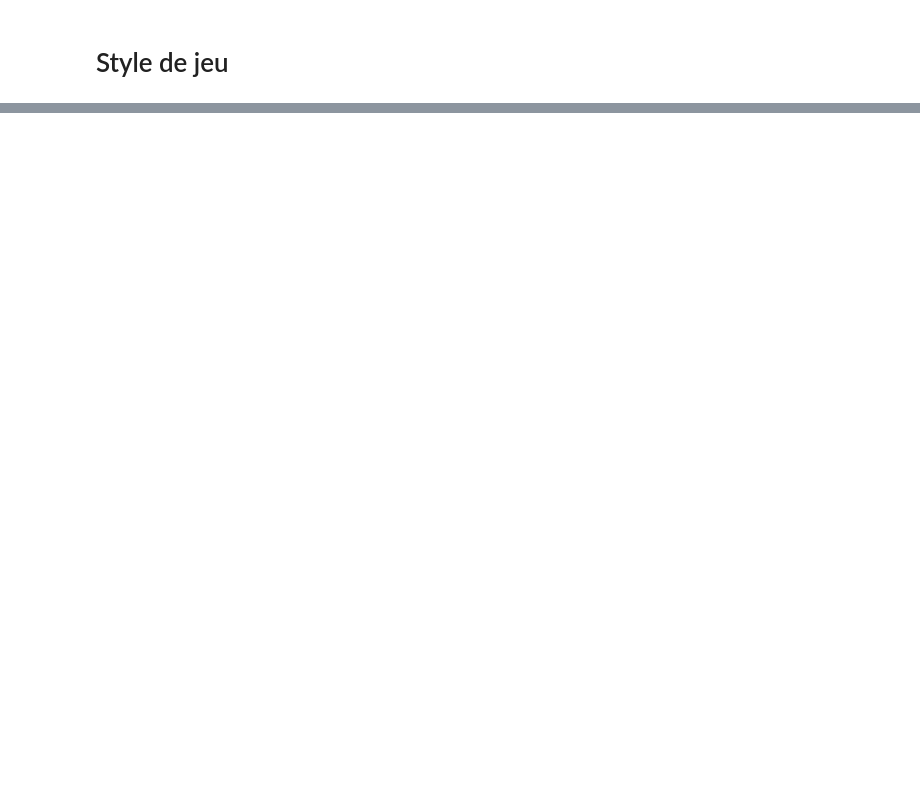
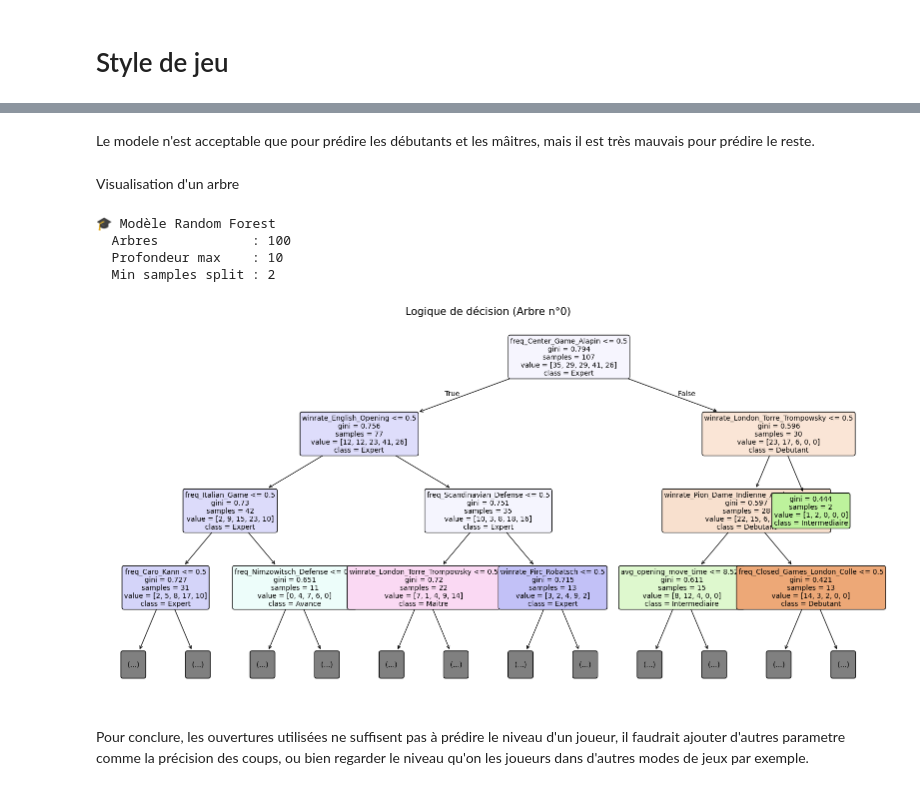
Before and after one commit to zgregi/Chess.com, a Jupyter notebook: main.ipynb, the cells around one changed output, grey strips where cells are left out. Drawn from its saved outputs; the diff is of its cells as text; code cells hidden in the pictures; blank space fills up the shorter version.

```diff
--- a/main.ipynb
+++ b/main.ipynb
@@ -33,0 +133,20 @@ plot_clean_scatter(df_parties)
+# %% [markdown]
+Le modele n'est acceptable que pour prédire les débutants et les mâitres, mais il est très mauvais pour prédire le reste.
+# %% [markdown]
+Visualisation d'un arbre
+# %%
+print(f"\n🎓 Modèle Random Forest")
+print(f"  Arbres            : {best_params['n_estimators']}")
+print(f"  Profondeur max    : {best_params['max_depth']}")
+print(f"  Min samples split : {best_params['min_samples_split']}")
+
+clf.visualize_one_tree(tree_index=0, max_depth=3)
+clf.save_model('models/random_forest_final.pkl')
+# %% [output]
+🎓 Modèle Random Forest
+  Arbres            : 100
+  Profondeur max    : 10
+  Min samples split : 2
+[figure, added]
+# %% [markdown]
+Pour conclure, les ouvertures utilisées ne suffisent pas à prédire le niveau d'un joueur, il faudrait ajouter d'autres parametre comme la précision des coups, ou bien regarder le niveau qu'on les joueurs dans d'autres modes de jeux par exemple.
```
Also changed, not shown: parts of 31 cells of this notebook, 10 other files.
